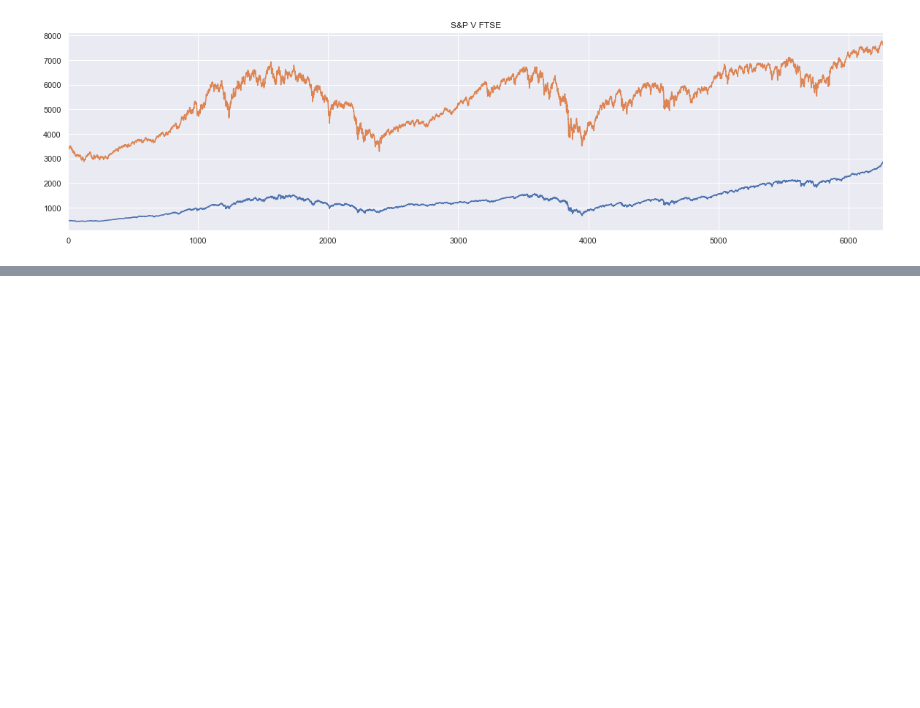
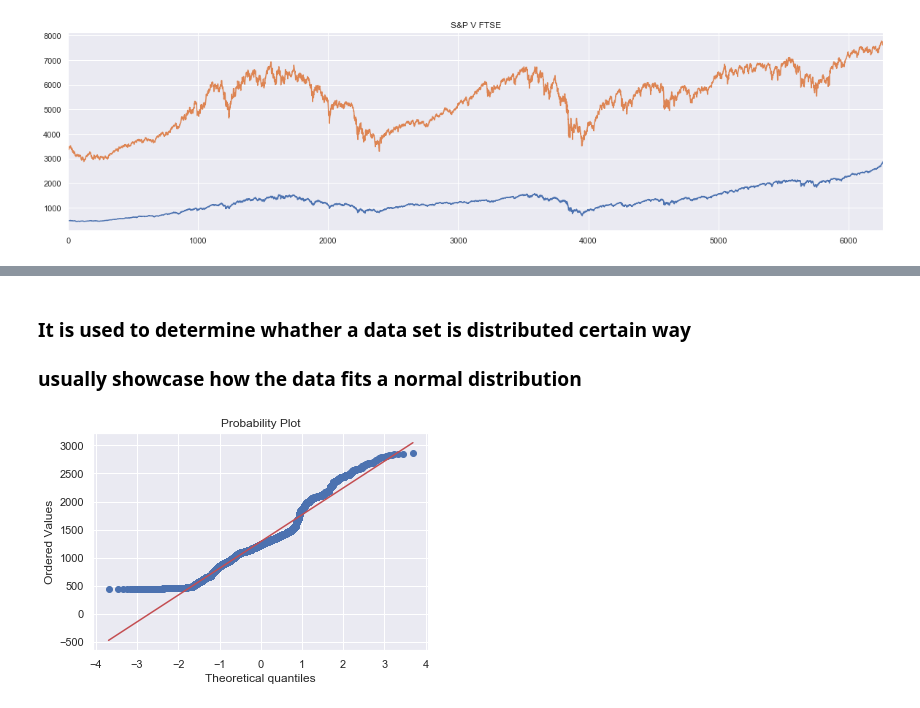
Before and after one commit to vishaldubey180/time-series-analysis-with-python, a Jupyter notebook: Introduction to time series .ipynb, the cells around one changed output, grey strips where cells are left out. Cells and saved outputs as stored; diff of their text form; code cells hidden in the pictures; blank space fills up the shorter version.

```diff
--- a/Introduction to time series .ipynb
+++ b/Introduction to time series .ipynb
@@ -248,0 +247,4 @@ plt.show()
+# %% [markdown]
+### It is used to determine whather a data set is distributed  certain way
+
+### usually showcase how the data fits a normal distribution
@@ -248,0 +254,5 @@ plt.show()
+# %%
+scipy.stats.probplot(df_complete.spx, plot=pylab)
+pylab.show()
+# %% [output]
+[figure, added]
```
Also changed, not shown: parts of 9 cells of this notebook.
